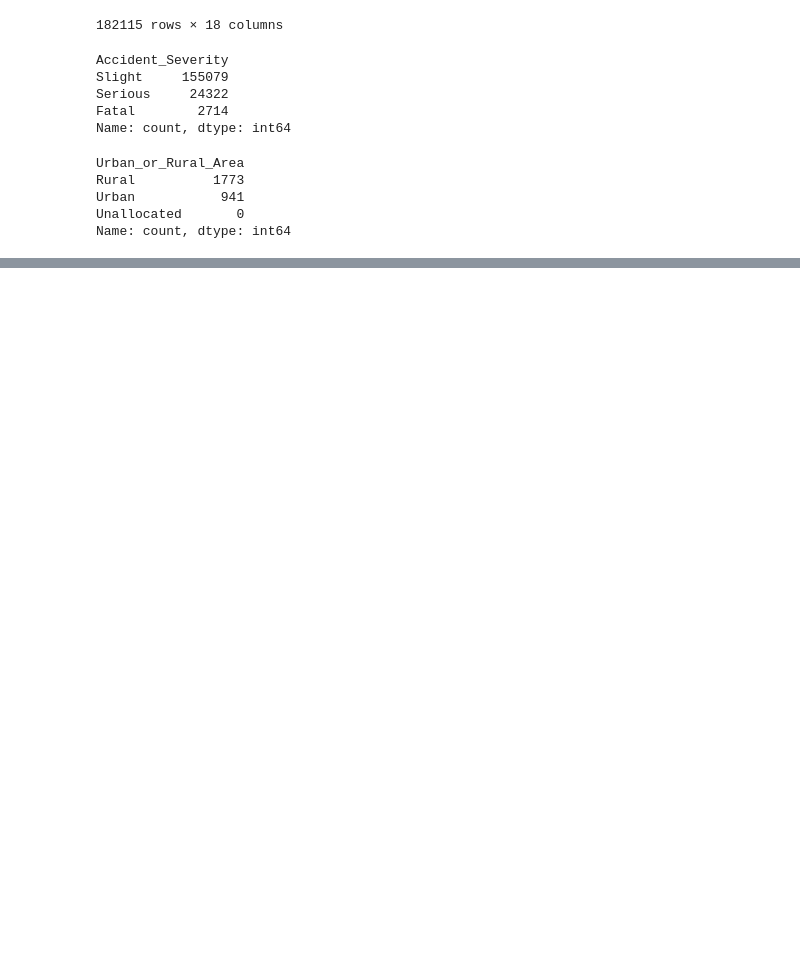
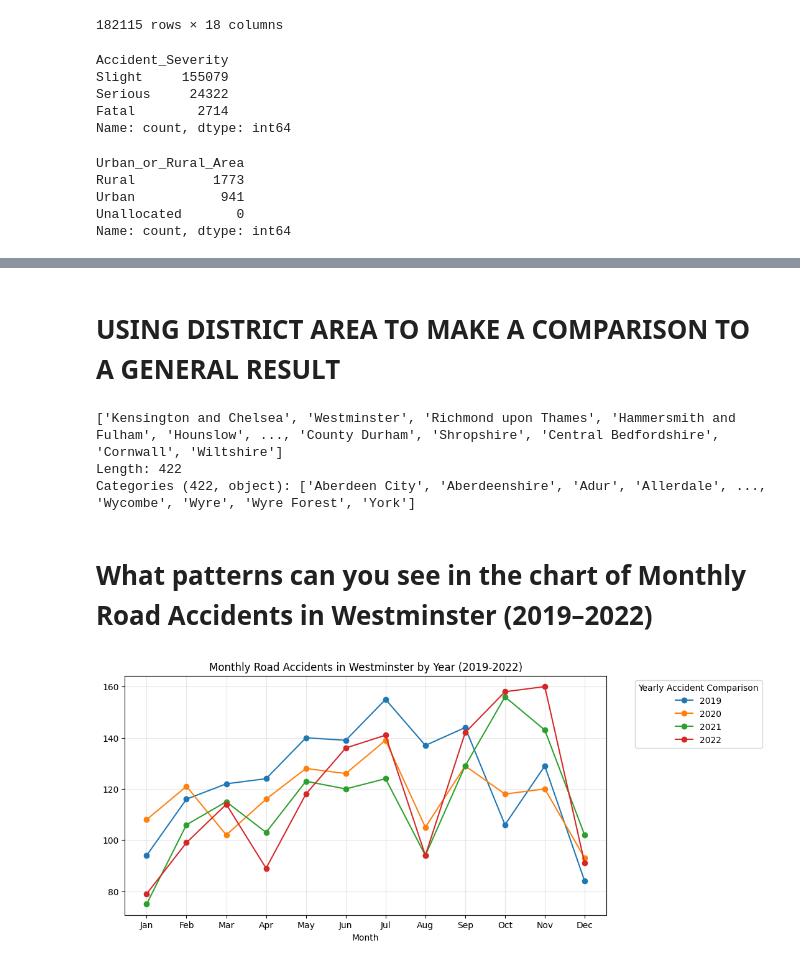
Before and after one commit to ReleasedDevil/ELECT303_DATA-ANALYTICS-GENTON, a Jupyter notebook: ELEC-3A/activity2.ipynb, the cells around one changed output, grey strips where cells are left out. Saved outputs shown, nothing was run; the diff lists cells and outputs as text; code cells hidden in the pictures; blank space fills up the shorter version.

```diff
--- a/ELEC-3A/activity2.ipynb
+++ b/ELEC-3A/activity2.ipynb
@@ -785,0 +870,34 @@ Name: count, dtype: int64
+# %%
+accident['Year'] = accident['Accident Date'].dt.year
+accident['Month'] = accident['Accident Date'].dt.month
+accident['Day'] = accident['Accident Date'].dt.day
+accident['DayOfWeek'] = accident['Accident Date'].dt.dayofweek
+# %% [markdown]
+<h1>USING DISTRICT AREA TO MAKE A COMPARISON TO A GENERAL RESULT</h1>
+# %%
+accident["District Area"].unique()
+# %% [output]
+['Kensington and Chelsea', 'Westminster', 'Richmond upon Thames', 'Hammersmith and Fulham', 'Hounslow', ..., 'County Durham', 'Shropshire', 'Central Bedfordshire', 'Cornwall', 'Wiltshire']
+Length: 422
+Categories (422, object): ['Aberdeen City', 'Aberdeenshire', 'Adur', 'Allerdale', ..., 'Wycombe', 'Wyre', 'Wyre Forest', 'York']
+# %% [markdown]
+<h1>What patterns can you see in the chart of Monthly Road Accidents in Westminster (2019–2022)</h1>
+# %%
+Westminster_df = accident[accident['District Area'] == 'Westminster']
+
+monthly_Westminster_data = Westminster_df.groupby(['Year','Month']).size()
+
+monthly_Westminster_data = monthly_Westminster_data.unstack(level=0)
+
+monthly_Westminster_data.plot(
+    marker='o',
+    figsize=(10,5),
+    title='Monthly Road Accidents in Westminster by Year (2019-2022)'
+)
+
+plt.xticks(range(1,13), ['Jan', 'Feb', 'Mar','Apr','May','Jun','Jul', 'Aug', 'Sep','Oct','Nov','Dec'])
+plt.legend(title = 'Yearly Accident Comparison', bbox_to_anchor = (1.05,1),loc = 'upper left')
+plt.grid(alpha = 0.3)
+plt.show()
+# %% [output]
+[figure, added]
```
Also changed, not shown: parts of 41 cells of this notebook.
